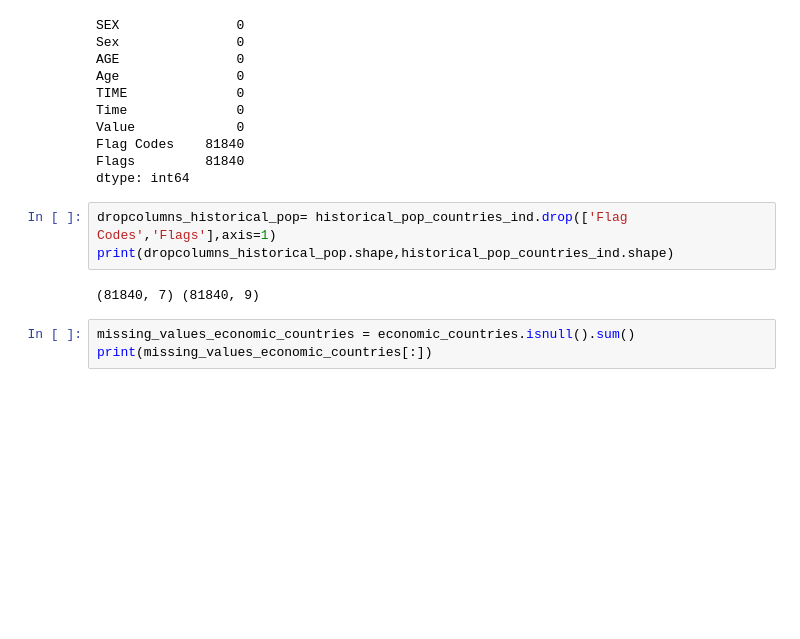
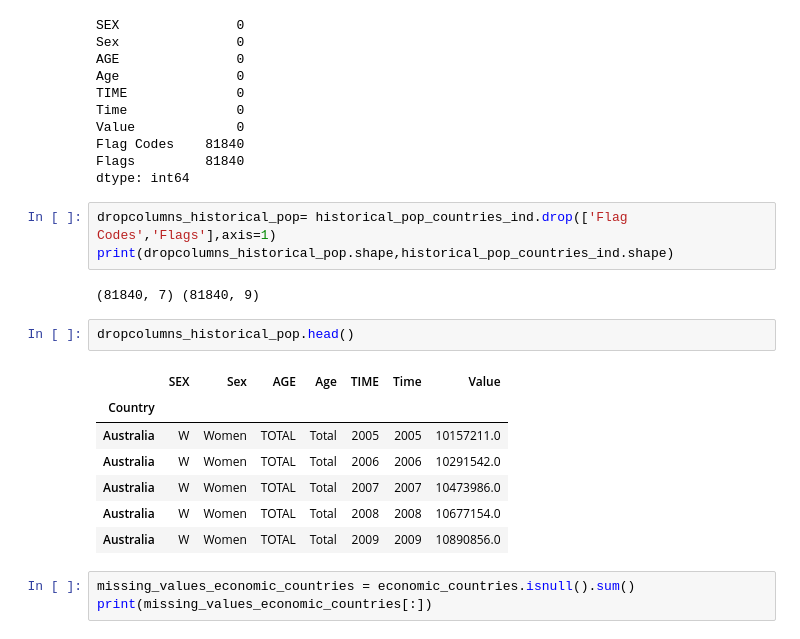
Before and after one commit to BoSuto/Data-analysis-for-business-March-2022-, a Jupyter notebook: Population, Economics & Green Growth.ipynb, the cells around one changed output. Cells and saved outputs as stored; diff of their text form; blank space fills up the shorter version.

```diff
--- a/Population, Economics & Green Growth.ipynb
+++ b/Population, Economics & Green Growth.ipynb
@@ -688,11 +688,21 @@ Value             0
 Flag Codes    81840
 Flags         81840
 dtype: int64
-# %%
-dropcolumns_historical_pop= historical_pop_countries_ind.drop(['Flag Codes','Flags'],axis=1)
-print(dropcolumns_historical_pop.shape,historical_pop_countries_ind.shape)
-# %% [output]
-(81840, 7) (81840, 9)
+# %%
+dropcolumns_historical_pop= historical_pop_countries_ind.drop(['Flag Codes','Flags'],axis=1)
+print(dropcolumns_historical_pop.shape,historical_pop_countries_ind.shape)
+# %% [output]
+(81840, 7) (81840, 9)
+# %%
+dropcolumns_historical_pop.head()
+# %% [output]
+|  | SEX | Sex | AGE | Age | TIME | Time | Value |
+| Country |  |  |  |  |  |  |  |
+| Australia | W | Women | TOTAL | Total | 2005 | 2005 | 10157211.0 |
+| Australia | W | Women | TOTAL | Total | 2006 | 2006 | 10291542.0 |
+| Australia | W | Women | TOTAL | Total | 2007 | 2007 | 10473986.0 |
+| Australia | W | Women | TOTAL | Total | 2008 | 2008 | 10677154.0 |
+| Australia | W | Women | TOTAL | Total | 2009 | 2009 | 10890856.0 |
 # %%
 missing_values_economic_countries = economic_countries.isnull().sum()
 print(missing_values_economic_countries[:])
```
Also changed, not shown: parts of 16 cells of this notebook.
